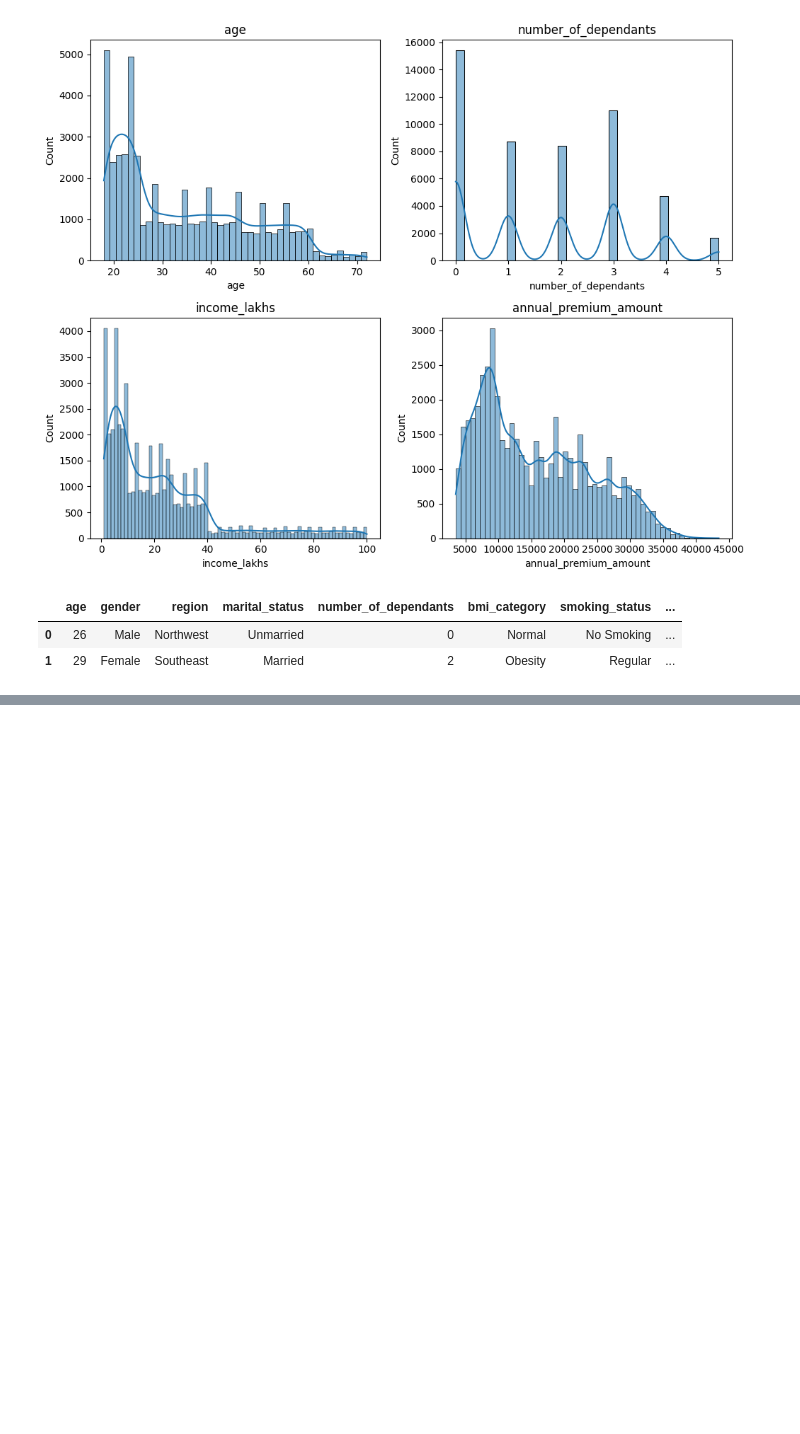
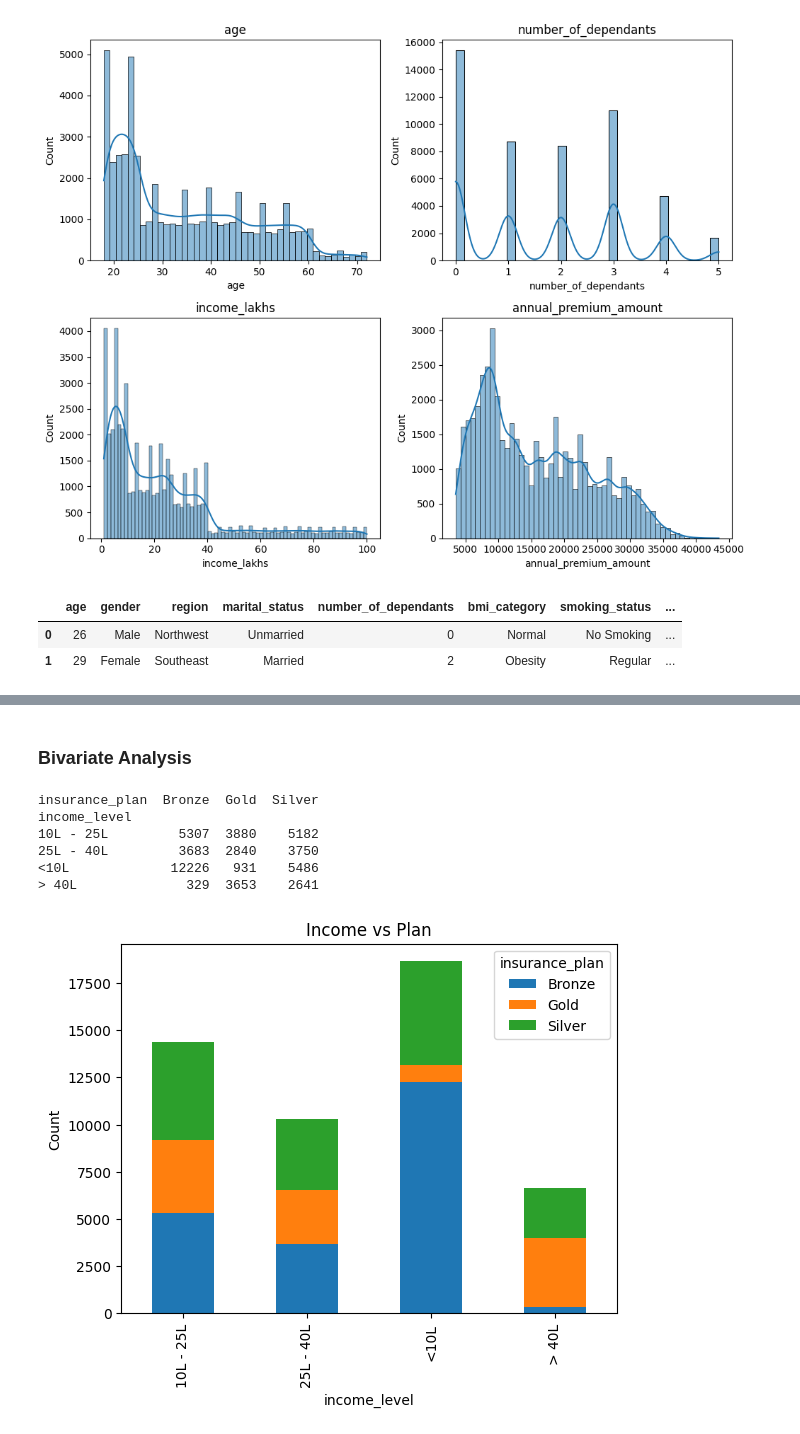
Before and after one commit to Abi27052000/HealthCare-Premium-Prediction, a Jupyter notebook: healthcare_premium_prediction.ipynb, the cells around one changed output, grey strips where cells are left out. Drawn from its saved outputs; the diff is of its cells as text; code cells hidden in the pictures; blank space fills up the shorter version.

```diff
--- a/healthcare_premium_prediction.ipynb
+++ b/healthcare_premium_prediction.ipynb
@@ -223,0 +315,20 @@ df2.head(2)
+# %% [markdown]
+### Bivariate Analysis
+# %%
+# Cross-tabulation of gender and smoking status
+crosstab = pd.crosstab(df2['income_level'], df2['insurance_plan'])
+print(crosstab)
+
+# Plotting the crosstab
+crosstab.plot(kind='bar', stacked=True)
+plt.title('Income vs Plan')
+plt.ylabel('Count')
+plt.show()
+# %% [output]
+insurance_plan  Bronze  Gold  Silver
+income_level
+10L - 25L         5307  3880    5182
+25L - 40L         3683  2840    3750
+<10L             12226   931    5486
+> 40L              329  3653    2641
+[figure, added]
```
Also changed, not shown: parts of 13 cells of this notebook.
